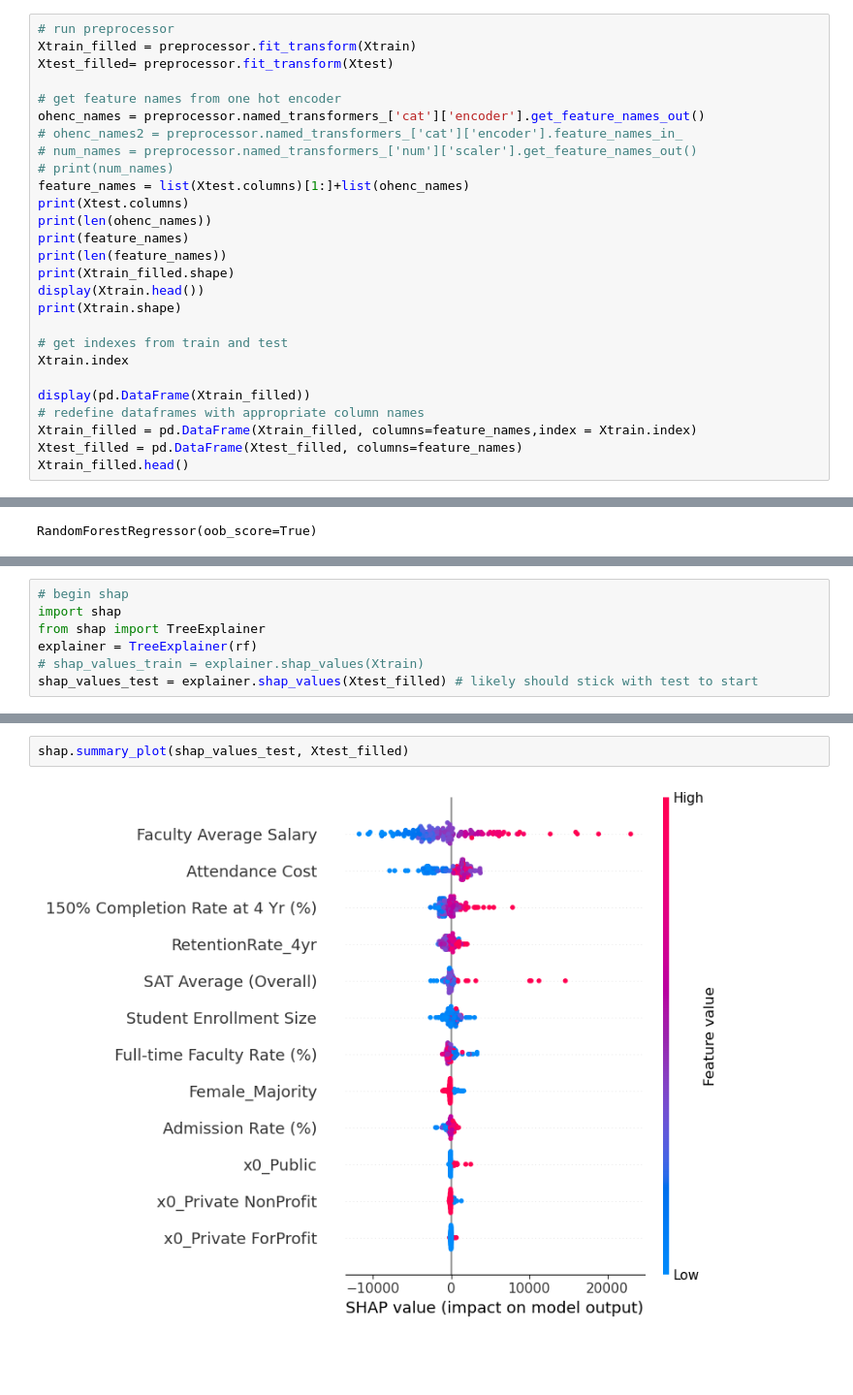
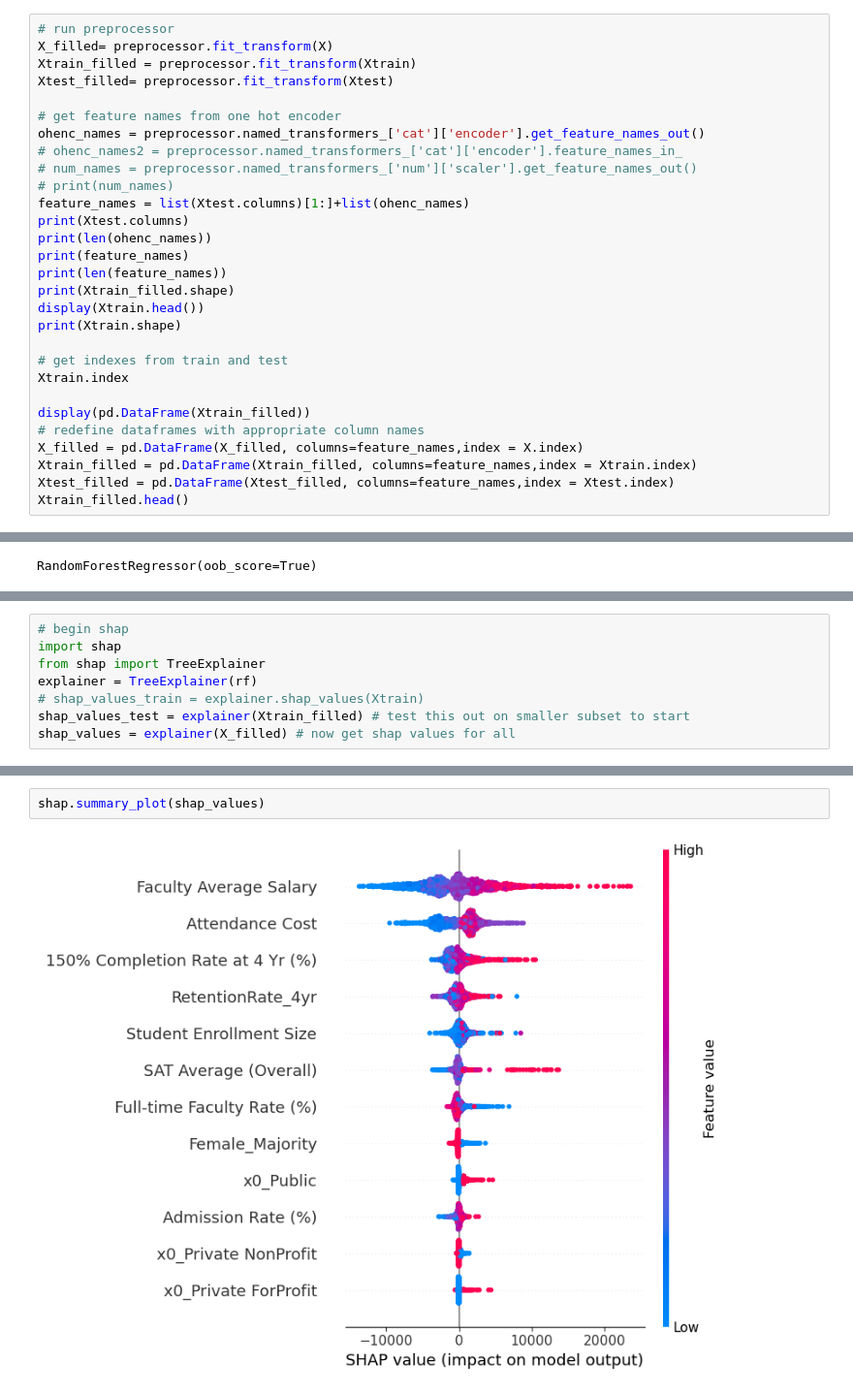
Before and after one commit to runstats21/college-score-card-analysis, a Jupyter notebook: simpleModel+shap.ipynb, the cells around one changed output, grey strips where cells are left out. Shown: that part at 97% size. Cells and saved outputs as stored; diff of their text form; blank space fills up the shorter version.

```diff
--- a/simpleModel+shap.ipynb
+++ b/simpleModel+shap.ipynb
@@ -132,6 +132,7 @@ mypipe = Pipeline([
 # mypipe.fit(Xtrain,ytrain)
 # %%
 # run preprocessor
+X_filled= preprocessor.fit_transform(X)
 Xtrain_filled = preprocessor.fit_transform(Xtrain)
 Xtest_filled= preprocessor.fit_transform(Xtest)
 
@@ -154,8 +155,9 @@ Xtrain.index
 
 display(pd.DataFrame(Xtrain_filled))
 # redefine dataframes with appropriate column names
+X_filled = pd.DataFrame(X_filled, columns=feature_names,index = X.index)
 Xtrain_filled = pd.DataFrame(Xtrain_filled, columns=feature_names,index = Xtrain.index)
-Xtest_filled = pd.DataFrame(Xtest_filled, columns=feature_names)
+Xtest_filled = pd.DataFrame(Xtest_filled, columns=feature_names,index = Xtest.index)
 Xtrain_filled.head()
 # %% [output]
 Index(['School Ownership', 'Full-time Faculty Rate (%)',
@@ -211,4 +213,5 @@ import shap
 from shap import TreeExplainer
 explainer = TreeExplainer(rf)
 # shap_values_train = explainer.shap_values(Xtrain)
-shap_values_test = explainer.shap_values(Xtest_filled) # likely should stick with test to start
+shap_values_test = explainer(Xtrain_filled) # test this out on smaller subset to start
+shap_values = explainer(X_filled) # now get shap values for all
@@ -232,4 +255,4 @@ array([[-1.28206470e+02,  5.35341311e+03, -5.08967522e+02, ...,
 # %%
-shap.summary_plot(shap_values_test, Xtest_filled)
+shap.summary_plot(shap_values)
 # %% [output]
-[figure, old version]
+[figure, new version]
```
Also changed, not shown: parts of 12 cells of this notebook.
